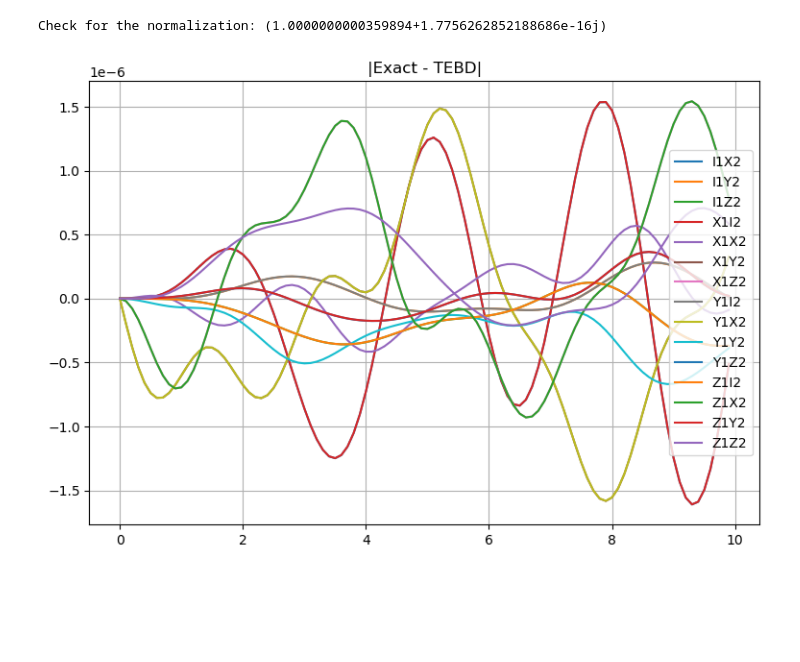
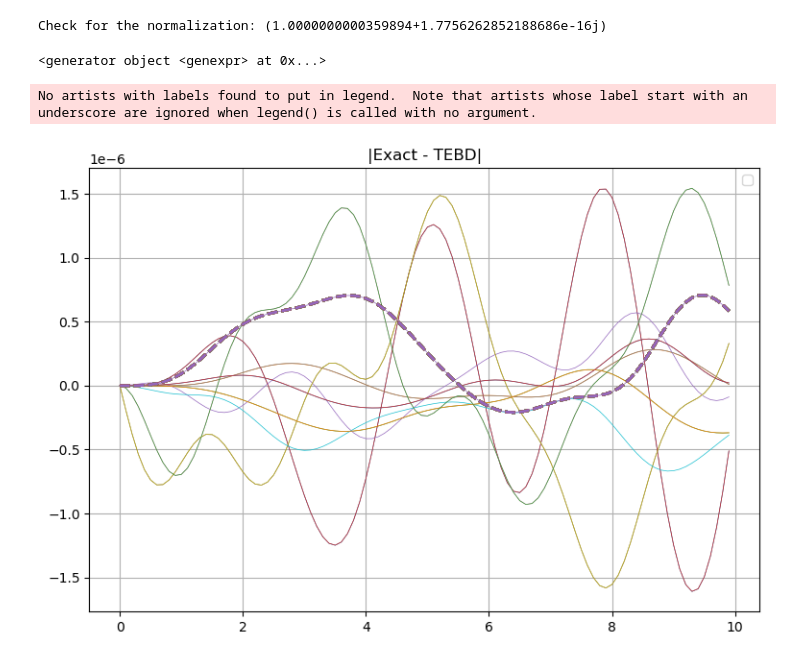
Before and after one commit to giovannicemin/master_thesis, a Jupyter notebook: consistency_check.ipynb, the cells around one changed output. Saved outputs shown, nothing was run; the diff lists cells and outputs as text; code cells hidden in the pictures; blank space fills up the shorter version.

Commit message:
New image

```diff
--- a/consistency_check.ipynb
+++ b/consistency_check.ipynb
@@ -202,24 +202,38 @@ for psit in tebd.at_times(t, tol=1e-3):
 print(f'Check for the normalization: {tebd.pt.H @ tebd.pt}\n')
 # %% [output]
 Check for the normalization: (1.0000000000359894+1.7756262852188686e-16j)
+# %%
+(diff[key] for key in keys)
+# %% [output]
+<generator object <genexpr> at 0x...>
 # %%
 ### PLOT
 # here I plot the difference in the expectation values
 
 keys = observables_tebd.keys()
 
+diff = {}
+
 plt.figure(figsize=(9, 6))
 
 for key in keys:
-    diff = [results_ex[key][i] - results_tebd[key][i] for i in range(len(t))]
-    plt.plot(t, diff, label=key)
+    diff[key] = [results_ex[key][i] - results_tebd[key][i] for i in range(len(t))]
+    plt.plot(t, diff[key], linewidth=0.5)# label=key)
+
+avrg = []
+for i in range(len(t)):
+    avrg.append(sum((diff[key][i] for key in keys))/15)
+    plt.plot(t, diff[key], linewidth=2, linestyle='dashed')
 
 plt.grid()
 plt.title('|Exact - TEBD|')
 plt.legend()
 plt.show()
+
+#plt.savefig('./pictures/consistency_check_errors.pdf')
 # %% [output]
+No artists with labels found to put in legend.  Note that artists whose label start with an underscore are ignored when legend() is called with no argument.
-[figure, old version]
+[figure, new version]
 # %%
 keys = observables_tebd.keys()
 keys = ['I1Z2', 'Z1I2', 'I1X2', 'X1I2']
```
Also changed, not shown: 1 other file.
